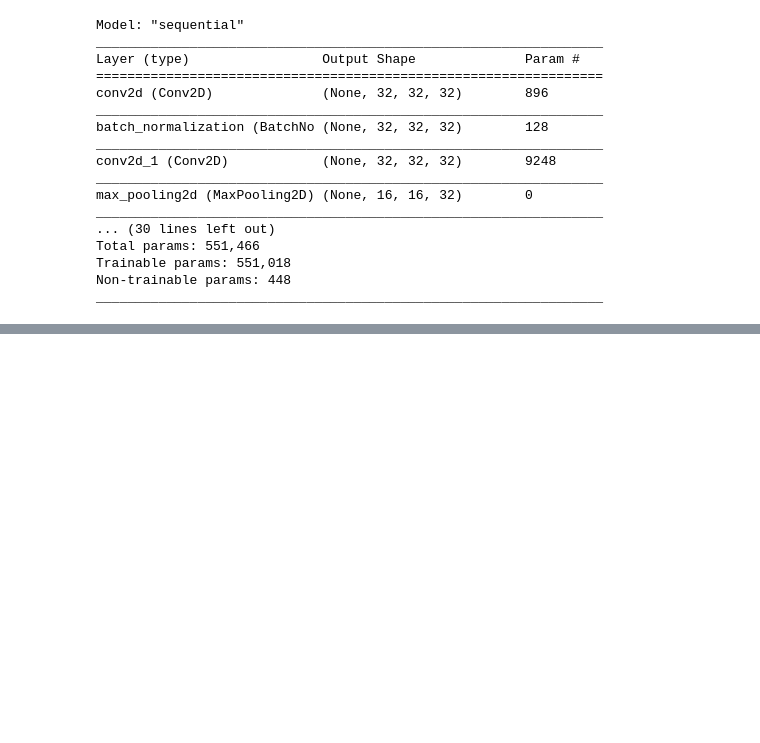
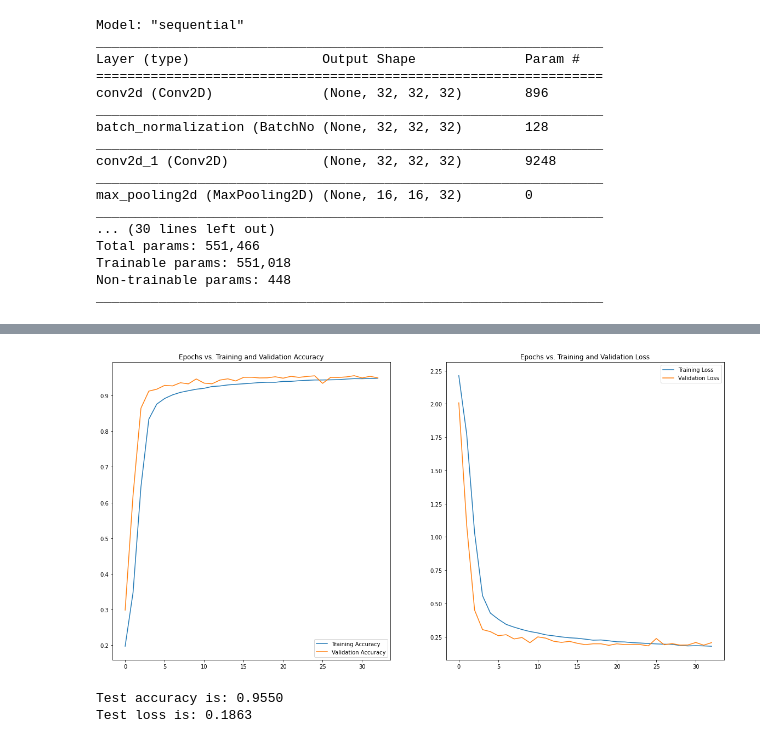
Before and after one commit to DerinOgrenme2021/KadirAtalay, a Jupyter notebook: SVHN_Classification_with_CNN_Keras.ipynb, the cells around one changed output, grey strips where cells are left out. Cells and saved outputs as stored; diff of their text form; code cells hidden in the pictures; blank space fills up the shorter version.

```diff
--- a/SVHN_Classification_with_CNN_Keras.ipynb
+++ b/SVHN_Classification_with_CNN_Keras.ipynb
@@ -16,8 +16,8 @@ import glob
 # %%
 np.random.seed(20)
 # %%
-train_raw = loadmat('SVHN/train_32x32.mat')
-test_raw = loadmat('SVHN/test_32x32.mat')
+train_raw = loadmat('SHVN/train_32x32.mat')
+test_raw = loadmat('SHVN/test_32x32.mat')
 # %%
 train_images = np.array(train_raw['X'])
 test_images = np.array(test_raw['X'])
@@ -210,3 +210,7 @@ Total params: 551,466
 Trainable params: 551,018
 Non-trainable params: 448
 _________________________________________________________________
+# %%
+history = model.fit(datagen.flow(X_train, y_train, batch_size=128),
+                              epochs=70, validation_data=(X_val, y_val),
+                              callbacks=[early_stopping, model_checkpoint])
@@ -212,0 +235,32 @@ _________________________________________________________________
+# %%
+train_acc = history.history['accuracy']
+val_acc = history.history['val_accuracy']
+
+train_loss = history.history['loss']
+val_loss = history.history['val_loss']
+# %%
+plt.figure(figsize=(20, 10))
+
+plt.subplot(1, 2, 1)
+plt.plot(train_acc, label='Training Accuracy')
+plt.plot(val_acc, label='Validation Accuracy')
+plt.legend()
+plt.title('Epochs vs. Training and Validation Accuracy')
+
+plt.subplot(1, 2, 2)
+plt.plot(train_loss, label='Training Loss')
+plt.plot(val_loss, label='Validation Loss')
+plt.legend()
+plt.title('Epochs vs. Training and Validation Loss')
+
+plt.show()
+# %% [output]
+[figure, added]
+# %%
+test_loss, test_acc = model.evaluate(x=test_images, y=test_labels, verbose=0)
+
+print('Test accuracy is: {:0.4f} \nTest loss is: {:0.4f}'.
+      format(test_acc, test_loss))
+# %% [output]
+Test accuracy is: 0.9550
+Test loss is: 0.1863
```
Also changed, not shown: parts of 1 cell of this notebook.
